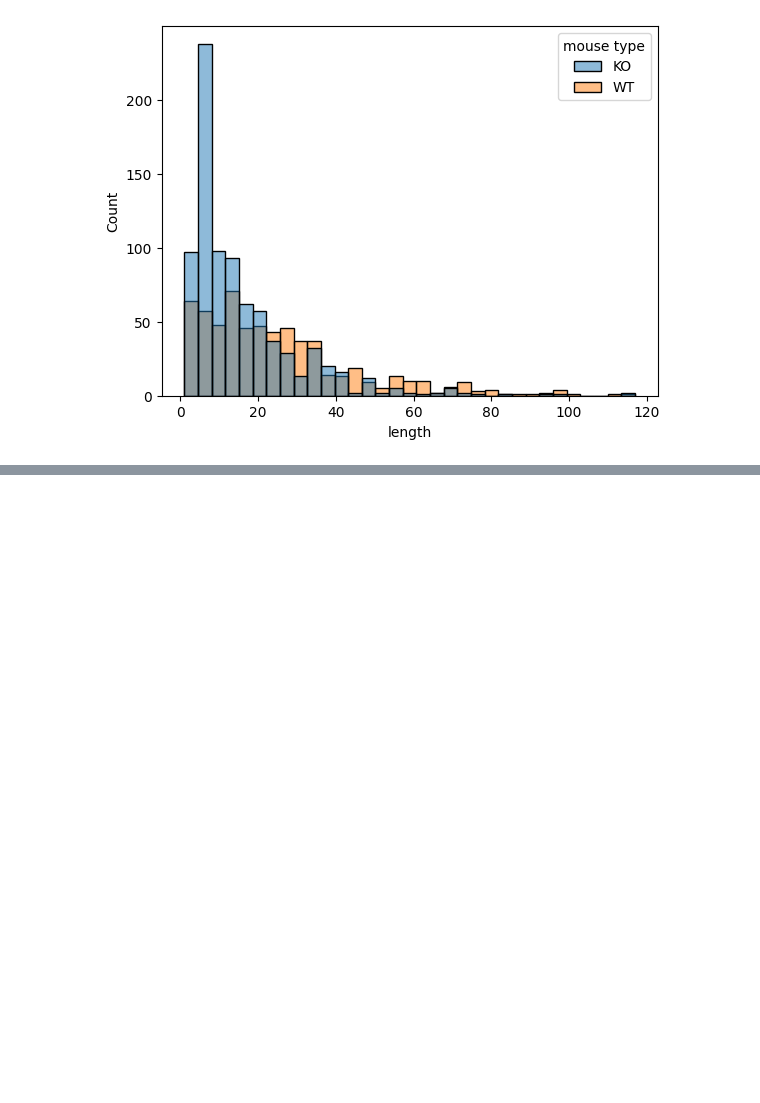
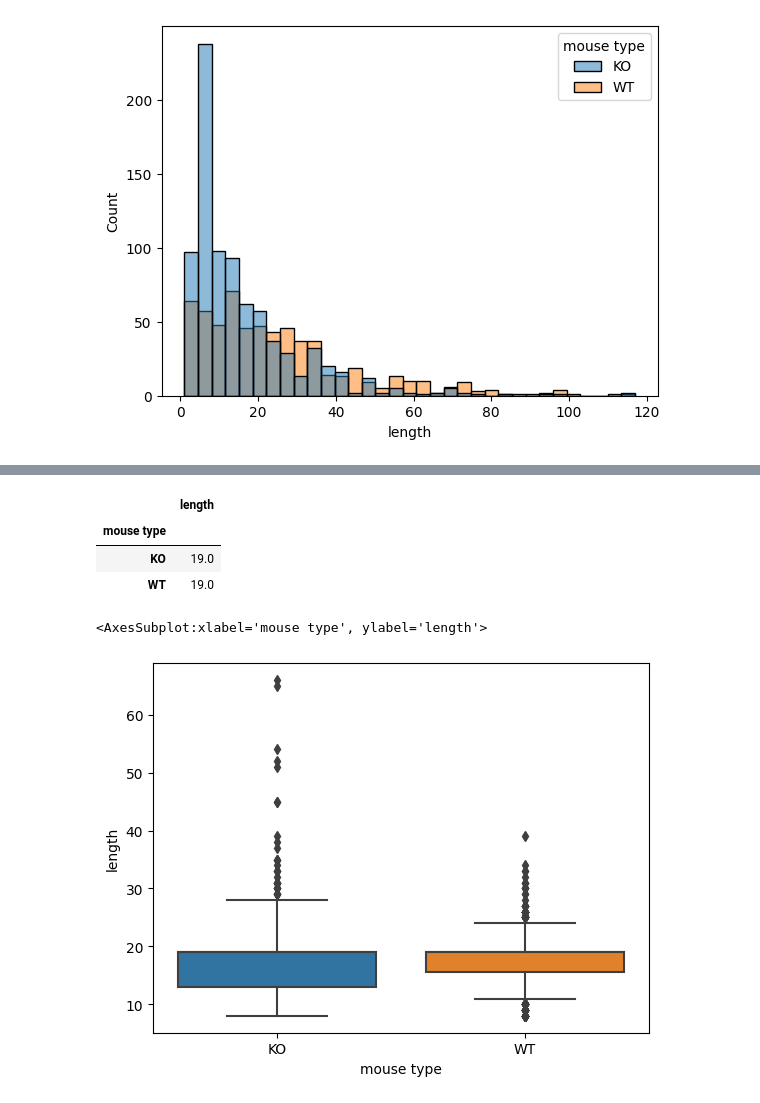
Before and after one commit to kisaragiRY/decoding-DG, a Jupyter notebook: notebooks/3-decoding-model/2-classification/3-time-series-classification/1-exploration-diff-methods/06-uniform-seg-len.ipynb, the cells around one changed output, grey strips where cells are left out. Cells and saved outputs as stored; diff of their text form; code cells hidden in the pictures; blank space fills up the shorter version.

Commit message:
observed the segment length change before and after introducing threshold #42

```diff
--- a/notebooks/3-decoding-model/2-classification/3-time-series-classification/1-exploration-diff-methods/06-uniform-seg-len.ipynb
+++ b/notebooks/3-decoding-model/2-classification/3-time-series-classification/1-exploration-diff-methods/06-uniform-seg-len.ipynb
@@ -45,0 +83,28 @@ sns.histplot(x="length", data=df, hue="mouse type")
+# %%
+K = 20
+segment_len = []
+for data_dir in datalist: # a wild-type mouse
+    mouse_type = "WT"
+    if "KO" in str(data_dir): mouse_type = "KO"
+
+    dataset = Dataset(data_dir, 1.0, False)
+
+    (X_train, y_train), (X_test, y_test) = dataset.load_all_data(10, .8)
+    segment_ind = segment_with_threshold(y_train, K)
+
+    segment_len.append((segment_ind[0]+1, mouse_type))
+    for i in range(1, len(segment_ind)):
+        segment_len.append((segment_ind[i]-segment_ind[i-1], mouse_type))
+# %%
+df = pd.DataFrame(segment_len, columns=["length", "mouse type"])
+df.groupby("mouse type").median()
+# %% [output]
+|  | length |
+| mouse type |  |
+| KO | 19.0 |
+| WT | 19.0 |
+# %%
+sns.boxplot(x="mouse type", y="length", data=df)
+# %% [output]
+<AxesSubplot:xlabel='mouse type', ylabel='length'>
+[figure, added]
```
Also changed, not shown: parts of 5 cells of this notebook.
